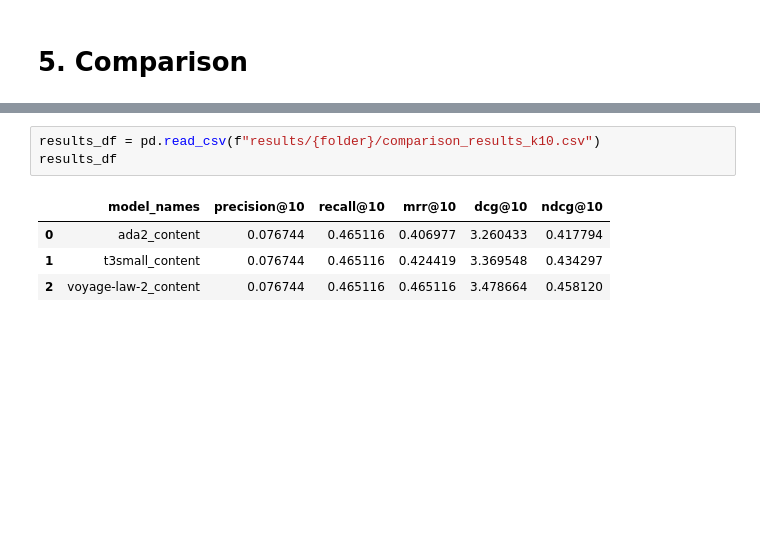
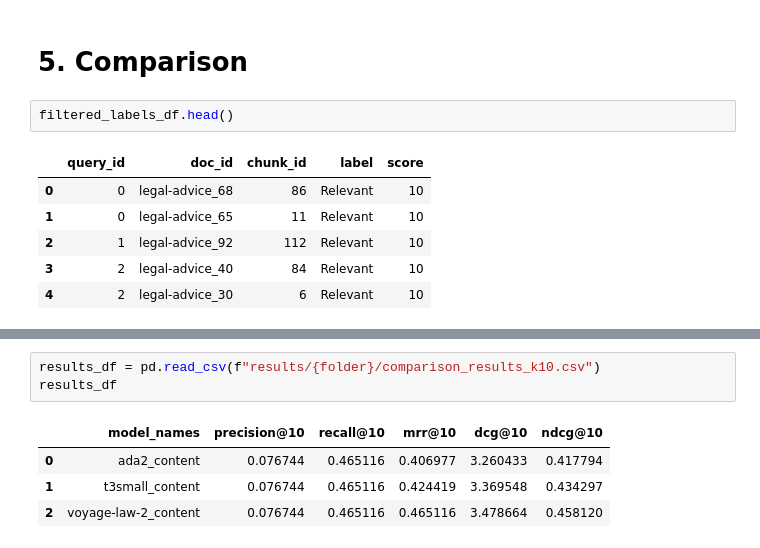
Before and after one commit to gioelecrispo/lcb-inndays25-laia, a Jupyter notebook: ai-search-evaluation.ipynb, the cells around one changed output, grey strips where cells are left out. Saved outputs shown, nothing was run; the diff lists cells and outputs as text; blank space fills up the shorter version.

```diff
--- a/ai-search-evaluation.ipynb
+++ b/ai-search-evaluation.ipynb
@@ -546,5 +507,14 @@ for k in [3, 5, 10]:    # k being the number of top results to retrieve
 # %% [markdown]
 # 5. Comparison
+# %%
+filtered_labels_df.head()
+# %% [output]
+|  | query_id | doc_id | chunk_id | label | score |
+| 0 | 0 | legal-advice_68 | 86 | Relevant | 10 |
+| 1 | 0 | legal-advice_65 | 11 | Relevant | 10 |
+| 2 | 1 | legal-advice_92 | 112 | Relevant | 10 |
+| 3 | 2 | legal-advice_40 | 84 | Relevant | 10 |
+| 4 | 2 | legal-advice_30 | 6 | Relevant | 10 |
 # %%
 results_df = pd.read_csv(f"results/{folder}/comparison_results_k3.csv")
 results_df
```
Also changed, not shown: parts of 12 cells of this notebook, 7 other files.
